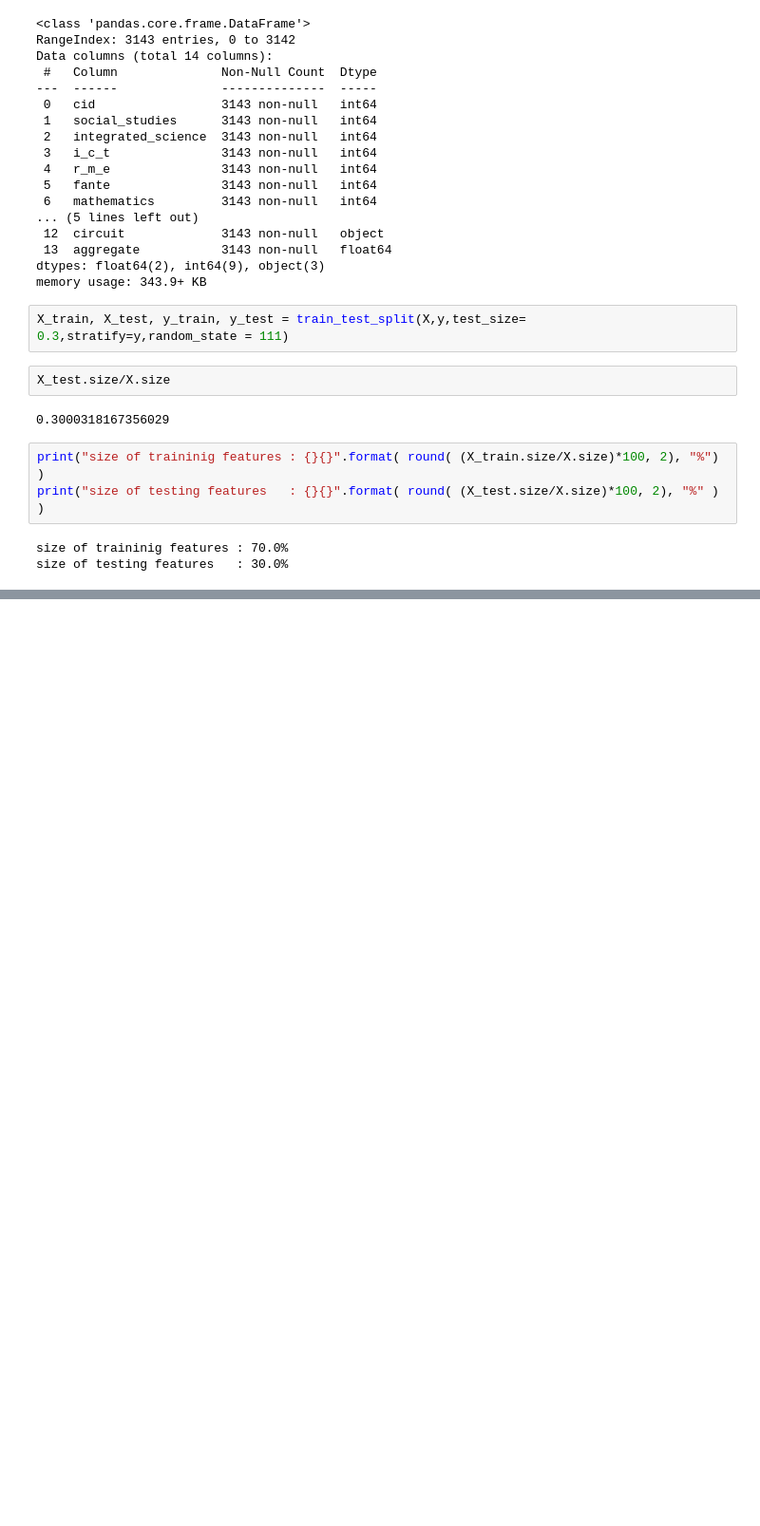
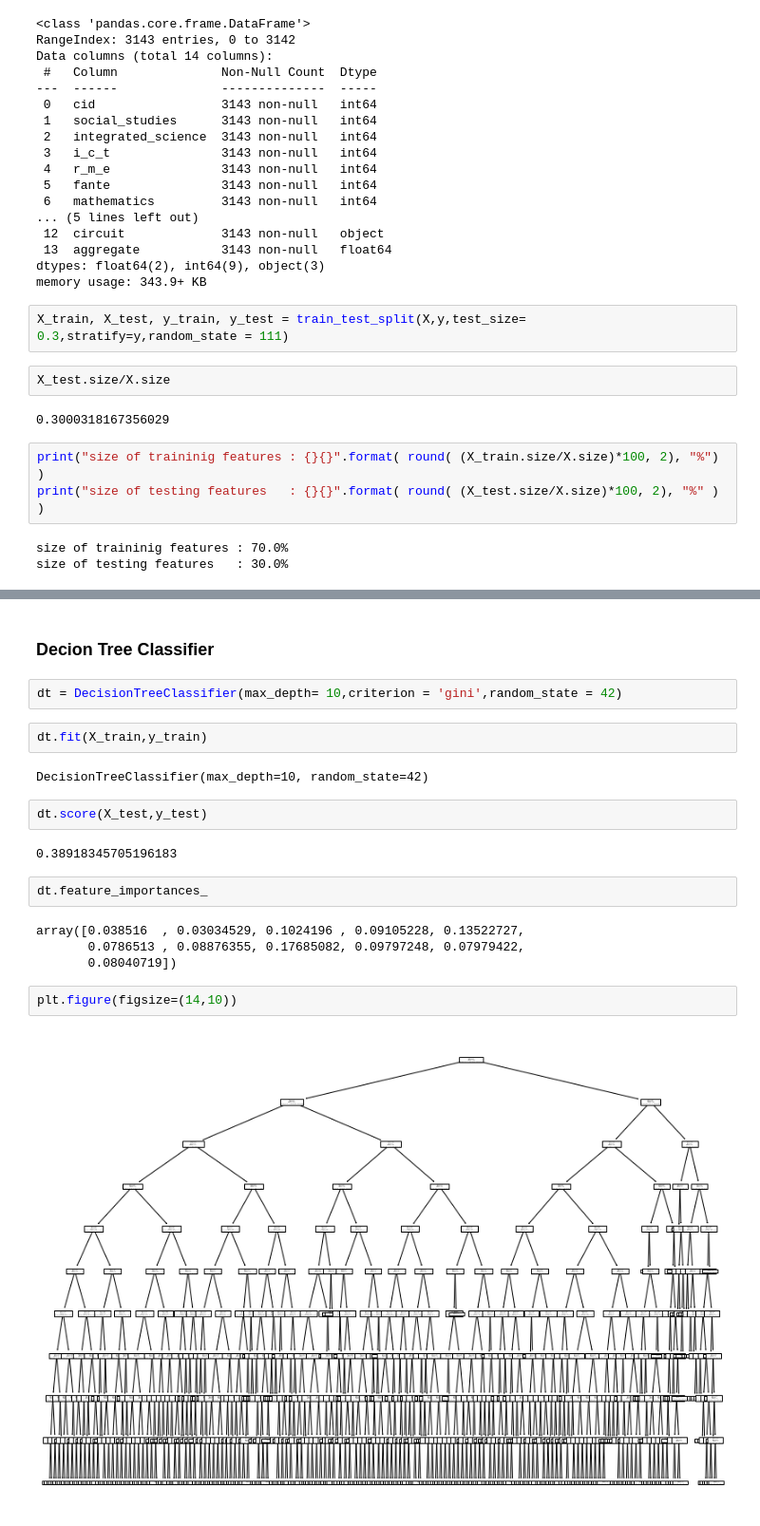
Before and after one commit to mk-armah/BECE-Grade-Analysis, a Jupyter notebook: Inferencial_DA.ipynb, the cells around one changed output, grey strips where cells are left out. Shown at 95% size. Saved outputs shown, nothing was run; the diff lists cells and outputs as text; blank space fills up the shorter version.

```diff
--- a/Inferencial_DA.ipynb
+++ b/Inferencial_DA.ipynb
@@ -315,0 +339,22 @@ model.score()
+# %% [markdown]
+### Decion Tree Classifier
+# %%
+dt = DecisionTreeClassifier(max_depth= 10,criterion = 'gini',random_state = 42)
+# %%
+dt.fit(X_train,y_train)
+# %% [output]
+DecisionTreeClassifier(max_depth=10, random_state=42)
+# %%
+dt.score(X_test,y_test)
+# %% [output]
+0.38918345705196183
+# %%
+dt.feature_importances_
+# %% [output]
+array([0.038516  , 0.03034529, 0.1024196 , 0.09105228, 0.13522727,
+       0.0786513 , 0.08876355, 0.17685082, 0.09797248, 0.07979422,
+       0.08040719])
+# %%
+plt.figure(figsize=(14,10))
+# %% [output]
+[figure, added]
```
Also changed, not shown: parts of 39 cells of this notebook.
